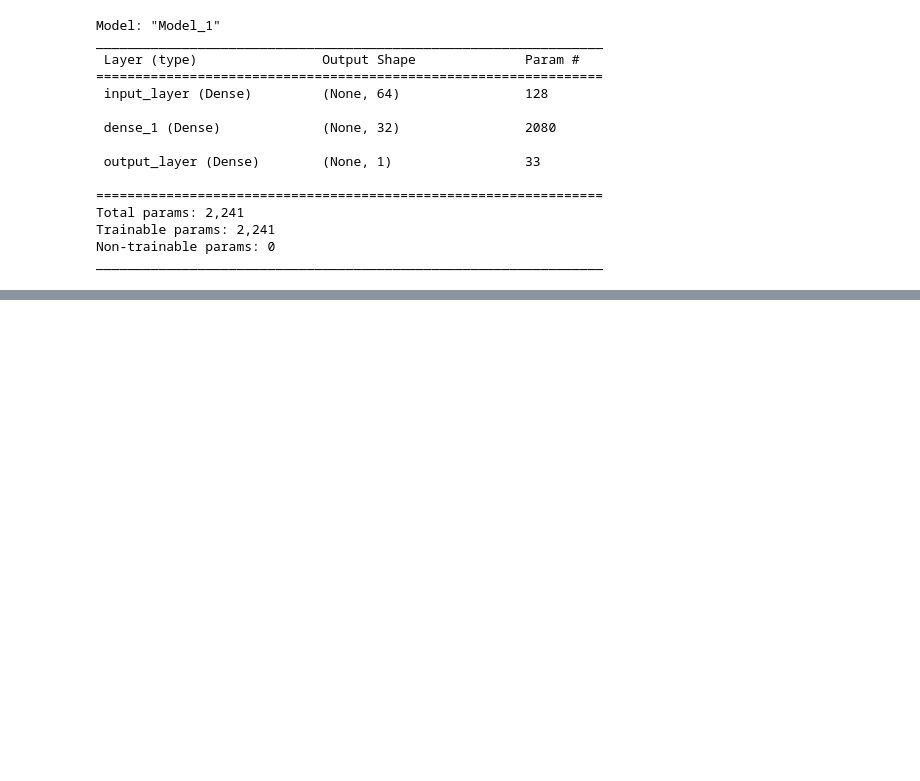
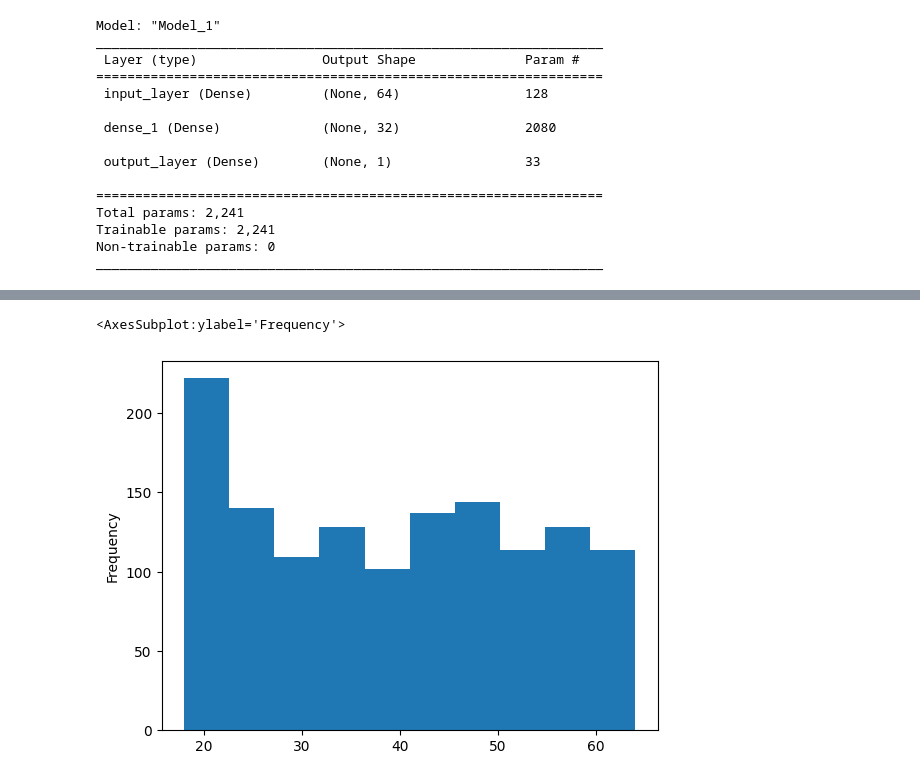
Before and after one commit to TheSeer507/MLJourney, a Jupyter notebook: 01_Neural_network_regression_with_tensorflow_video.ipynb, the cells around one changed output, grey strips where cells are left out. Cells and saved outputs as stored; diff of their text form; code cells hidden in the pictures; blank space fills up the shorter version.

```diff
--- a/01_Neural_network_regression_with_tensorflow_video.ipynb
+++ b/01_Neural_network_regression_with_tensorflow_video.ipynb
@@ -733,0 +827,5 @@ mae_3, mse_3
+# %%
+#Read the insurance dataset
+
+insurance = pd.read_csv("insurance.csv")
+insurance.head()
@@ -733,0 +839,4 @@ mae_3, mse_3
+# %%
+#OneHotEncode
+insurance_one_hot = pd.get_dummies(insurance)
+insurance_one_hot
@@ -733,0 +857,5 @@ mae_3, mse_3
+# %%
+#Create X and y (featues and labels)
+
+X = insurance_one_hot.drop("charges", axis=1)
+y = insurance_one_hot["charges"]
@@ -733,0 +1053,5 @@ mae_3, mse_3
+# %%
+X["age"].plot(kind="hist")
+# %% [output]
+<AxesSubplot:ylabel='Frequency'>
+[figure, added]
```
Also changed, not shown: parts of 93 cells of this notebook.
